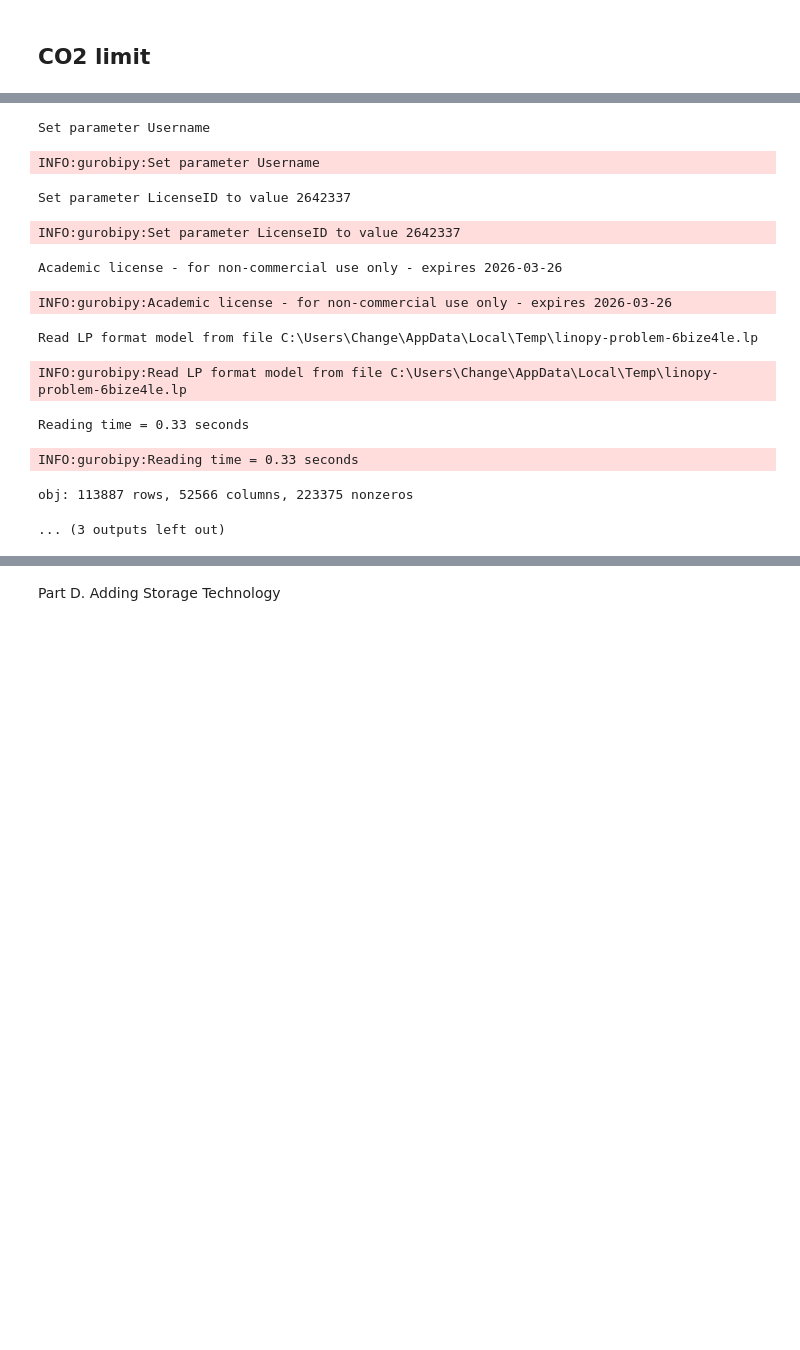
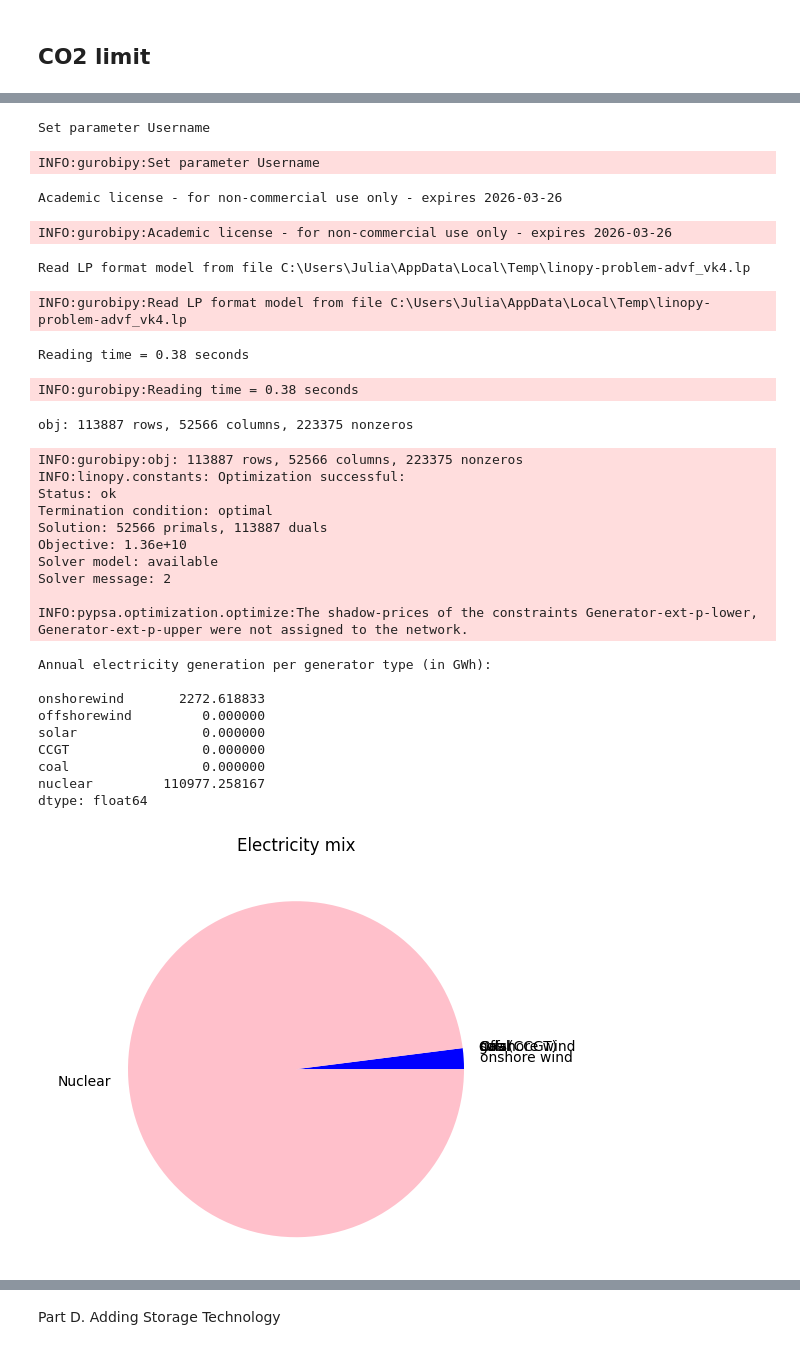
Before and after one commit to JuliaKatomena/Integrated-energy-grid, a Jupyter notebook: Project.ipynb, the cells around one changed output, grey strips where cells are left out. Drawn from its saved outputs; the diff is of its cells as text; code cells hidden in the pictures; blank space fills up the shorter version.

```diff
--- a/Project.ipynb
+++ b/Project.ipynb
@@ -343,13 +352,14 @@ DataFrame.groupby with axis=1 is deprecated. Do `frame.T.groupby(...)` without a
 # %% [markdown]
 ## CO2 limit
 # %%
-co2_limit=13000000#tonCO2
+co2_limit=0#tonCO2
 network.add("GlobalConstraint",
             "co2_limit_13MT",
             type="primary_energy",
             carrier_attribute="co2_emissions",
             sense="<=",
-            constant=co2_limit)
+            constant=co2_limit,
+            overwrite=True)
 
 #network.optimize(solver_name='gurobi')
 network.optimize(solver_name='gurobi', solver_options={'OutputFlag': 0})
@@ -380,6 +390,13 @@ plt.axis('equal')
 plt.title('Electricity mix', y=1.07)
 
 network.generators.p_nom_opt # in MW
+
+generation_mwh = network.generators_t.p.sum()  # Sum over all hours → MWh
+generation_gwh = generation_mwh / 1000         # Convert MWh to GWh
+
+# Print results
+print("Annual electricity generation per generator type (in GWh):\n")
+print(generation_gwh)
 # %% [output]
 INFO:linopy.model: Solve problem using Gurobi solver
 INFO:linopy.model:Solver options:
@@ -389,12 +406,29 @@ INFO:linopy.io: Writing time: 1.24s
 Set parameter Username
 INFO:gurobipy:Set parameter Username
-Set parameter LicenseID to value 2642337
+Academic license - for non-commercial use only - expires 2026-03-26
-INFO:gurobipy:Set parameter LicenseID to value 2642337
+INFO:gurobipy:Academic license - for non-commercial use only - expires 2026-03-26
-Academic license - for non-commercial use only - expires 2026-03-26
+Read LP format model from file C:\Users\Julia\AppData\Local\Temp\linopy-problem-advf_vk4.lp
-INFO:gurobipy:Academic license - for non-commercial use only - expires 2026-03-26
+INFO:gurobipy:Read LP format model from file C:\Users\Julia\AppData\Local\Temp\linopy-problem-advf_vk4.lp
-Read LP format model from file C:\Users\Change\AppData\Local\Temp\linopy-problem-6bize4le.lp
+Reading time = 0.38 seconds
-INFO:gurobipy:Read LP format model from file C:\Users\Change\AppData\Local\Temp\linopy-problem-6bize4le.lp
+INFO:gurobipy:Reading time = 0.38 seconds
-Reading time = 0.33 seconds
+obj: 113887 rows, 52566 columns, 223375 nonzeros
-INFO:gurobipy:Reading time = 0.33 seconds
+INFO:gurobipy:obj: 113887 rows, 52566 columns, 223375 nonzeros
+INFO:linopy.constants: Optimization successful:
+Status: ok
+Termination condition: optimal
+Solution: 52566 primals, 113887 duals
+Objective: 1.36e+10
+Solver model: available
+Solver message: 2
+
+INFO:pypsa.optimization.optimize:The shadow-prices of the constraints Generator-ext-p-lower, Generator-ext-p-upper were not assigned to the network.
-obj: 113887 rows, 52566 columns, 223375 nonzeros
+Annual electricity generation per generator type (in GWh):
+
+onshorewind       2272.618833
+offshorewind         0.000000
+solar                0.000000
+CCGT                 0.000000
+coal                 0.000000
+nuclear         110977.258167
+dtype: float64
-... (3 outputs left out)
+[figure, added]
```
Also changed, not shown: parts of 42 cells of this notebook.
